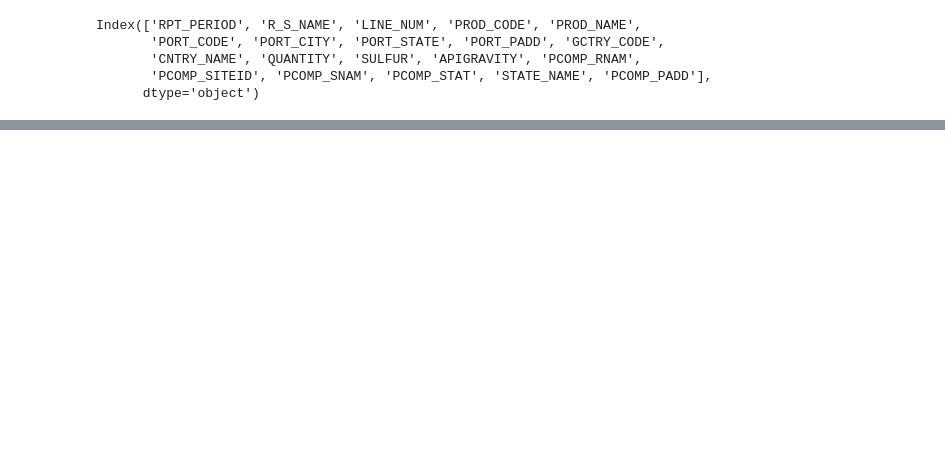
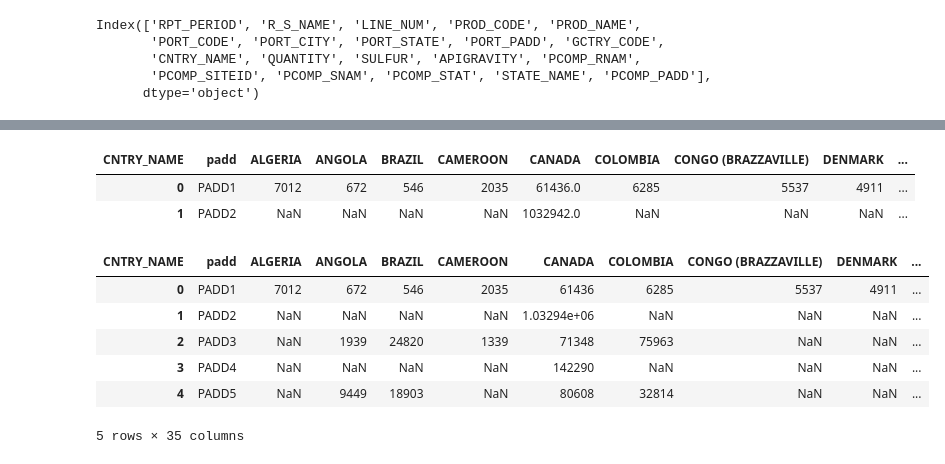
Before and after one commit to OlegRyzhkov2020/oil-project, a Jupyter notebook: export_import/US_expo_imp.ipynb, the cells around one changed output, grey strips where cells are left out. Cells and saved outputs as stored; diff of their text form; code cells hidden in the pictures; blank space fills up the shorter version.

```diff
--- a/export_import/US_expo_imp.ipynb
+++ b/export_import/US_expo_imp.ipynb
@@ -232,0 +386,11 @@ import_coy_df =
+# %%
+padd3_import=import_df[import_df["PORT_PADD"]=="PADD3"]
+padd3_import.drop("PORT_PADD", axis=1, inplace=True)
+padd3_import=padd3_import.transpose()
+padd3_import.columns=padd3_import.loc["CNTRY_NAME",:]
+padd3_import.reset_index(inplace=True)
+padd3_import.drop(0, axis=0, inplace=True)
+padd3_import.reset_index(drop=True, inplace=True)
+padd3_import.drop("index", axis=1, inplace=True)
+padd3_import.insert(0,"padd", "PADD3")
+padd3_import
@@ -232,0 +405,11 @@ import_coy_df =
+# %%
+padd4_import=import_df[import_df["PORT_PADD"]=="PADD4"]
+padd4_import.drop("PORT_PADD", axis=1, inplace=True)
+padd4_import=padd4_import.transpose()
+padd4_import.columns=padd4_import.loc["CNTRY_NAME",:]
+padd4_import.reset_index(inplace=True)
+padd4_import.drop(0, axis=0, inplace=True)
+padd4_import.reset_index(drop=True, inplace=True)
+padd4_import.drop("index", axis=1, inplace=True)
+padd4_import.insert(0,"padd", "PADD4")
+padd4_import
@@ -232,0 +442,20 @@ import_coy_df =
+# %%
+import_2019 = pd.merge(padd1_import, padd2_import, how="outer")
+import_2019
+# %% [output]
+| CNTRY_NAME | padd | ALGERIA | ANGOLA | BRAZIL | CAMEROON | CANADA | COLOMBIA | CONGO (BRAZZAVILLE) | DENMARK | ... |
+| 0 | PADD1 | 7012 | 672 | 546 | 2035 | 61436.0 | 6285 | 5537 | 4911 | ... |
+| 1 | PADD2 | NaN | NaN | NaN | NaN | 1032942.0 | NaN | NaN | NaN | ... |
+# %%
+import_2019 = pd.merge(import_2019, padd3_import, how="outer")
+import_2019 = pd.merge(import_2019, padd4_import, how="outer")
+import_2019 = pd.merge(import_2019, padd5_import, how="outer")
+import_2019
+# %% [output]
+| CNTRY_NAME | padd | ALGERIA | ANGOLA | BRAZIL | CAMEROON | CANADA | COLOMBIA | CONGO (BRAZZAVILLE) | DENMARK | ... |
+| 0 | PADD1 | 7012 | 672 | 546 | 2035 | 61436 | 6285 | 5537 | 4911 | ... |
+| 1 | PADD2 | NaN | NaN | NaN | NaN | 1.03294e+06 | NaN | NaN | NaN | ... |
+| 2 | PADD3 | NaN | 1939 | 24820 | 1339 | 71348 | 75963 | NaN | NaN | ... |
+| 3 | PADD4 | NaN | NaN | NaN | NaN | 142290 | NaN | NaN | NaN | ... |
+| 4 | PADD5 | NaN | 9449 | 18903 | NaN | 80608 | 32814 | NaN | NaN | ... |
+5 rows × 35 columns
```
Also changed, not shown: parts of 34 cells of this notebook, 3 other files.
